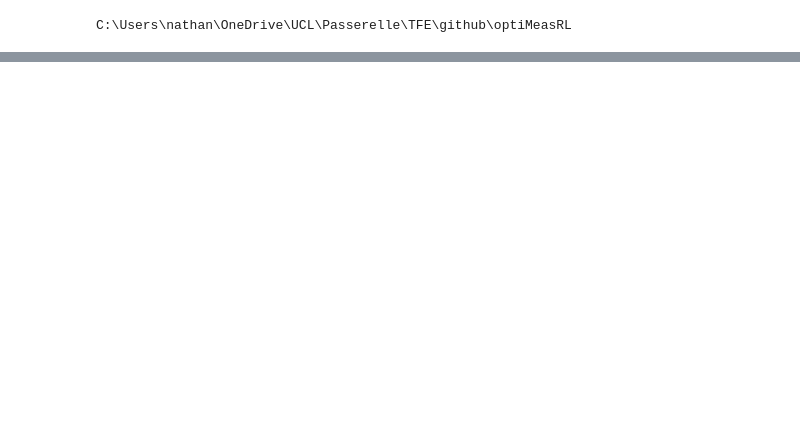
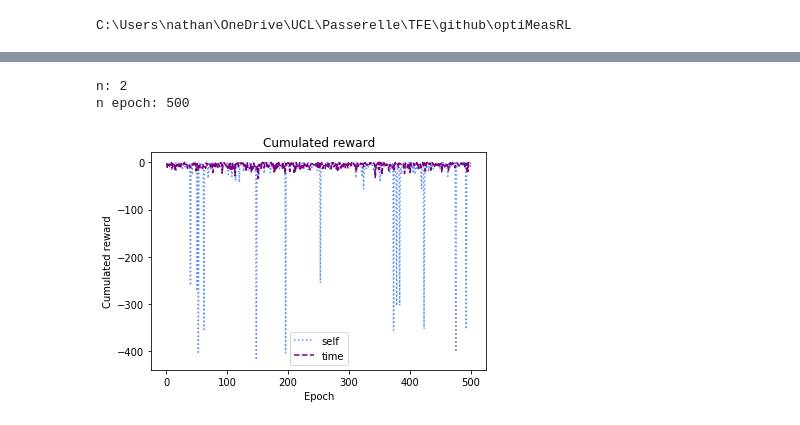
Before and after one commit to aaspeel/optiMeasRL, a Jupyter notebook: Results.ipynb, the cells around one changed output, grey strips where cells are left out. Saved outputs shown, nothing was run; the diff lists cells and outputs as text; code cells hidden in the pictures; blank space fills up the shorter version.

```diff
--- a/Results.ipynb
+++ b/Results.ipynb
@@ -155,0 +162,9 @@ print(np.sum(rewards_test_time, axis=-1))
+# %%
+#Rewards per epoch
+reward_data = [cumulatedRewards_valid_self[0], cumulatedRewards_valid_time[0]]
+
+plotMultipleCumulatedRewards(reward_data, save=False, filename='figs/rewards_per_epoch.eps')
+# %% [output]
+n: 2
+n epoch: 500
+[figure, added]
```
Also changed, not shown: parts of 16 cells of this notebook, 5 other files.
